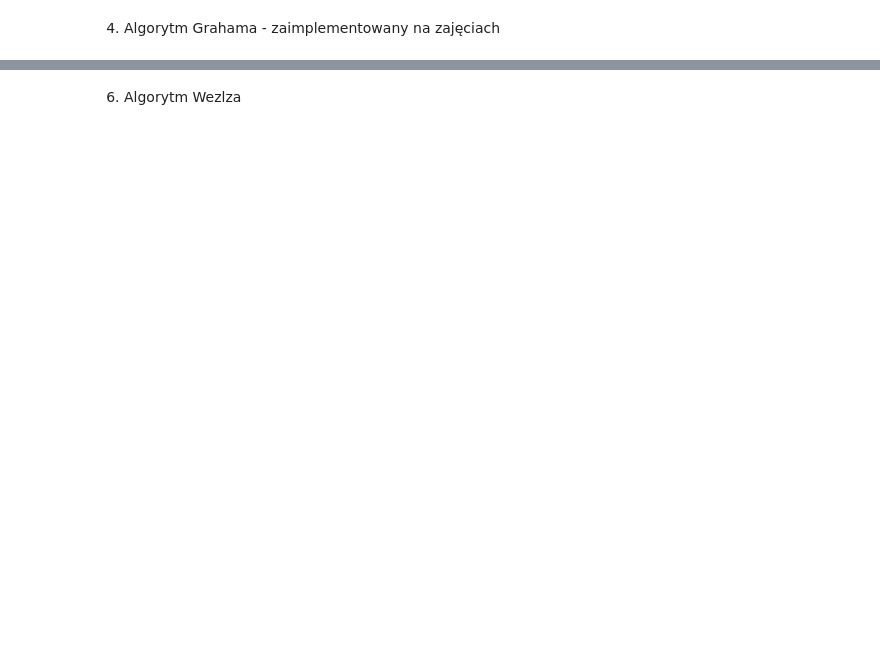
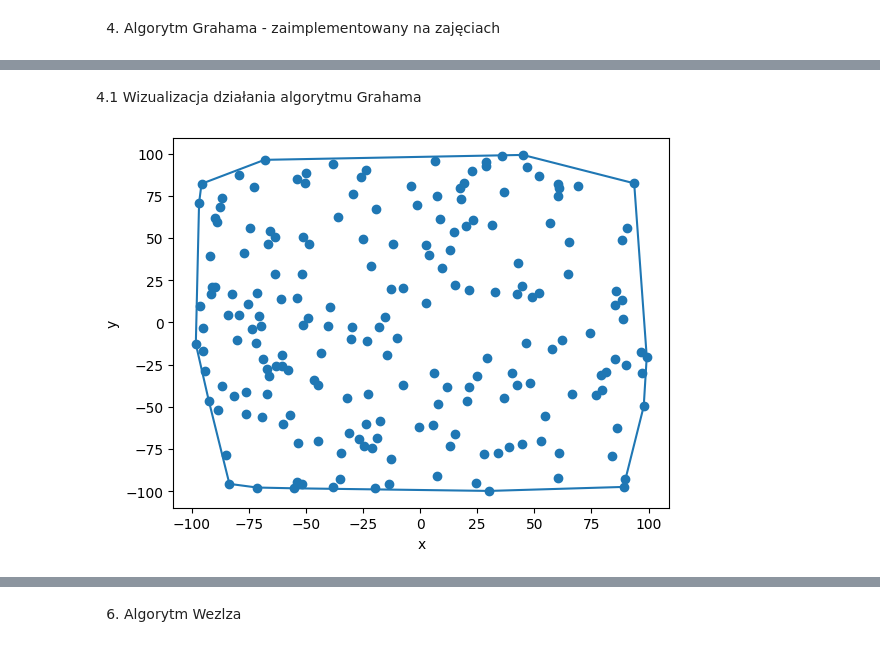
Before and after one commit to JakubFr4czek/Projekt-Algorytmy-Geometryczne, a Jupyter notebook: projekt.ipynb, the cells around one changed output, grey strips where cells are left out. Cells and saved outputs as stored; diff of their text form; code cells hidden in the pictures; blank space fills up the shorter version.

```diff
--- a/projekt.ipynb
+++ b/projekt.ipynb
@@ -276,4 +320,4 @@ def graham_algorithm(X):
 
     return graham_points_a
 # %%
-convex_hull_points = graham_algorithm(points_a)
+hull_points_a = graham_algorithm(points_a)
@@ -309,0 +330,17 @@ rotatingCalipers(convex_hull_points)
+# %% [markdown]
+4.1 Wizualizacja działania algorytmu Grahama
+# %%
+def show_convex_hull(points, hull_points):
+
+    vis = Visualizer()
+    vis.add_point(points)
+
+    for i in range(1, len(hull_points)):
+        vis.add_line_segment( (hull_points[i - 1], hull_points[i]) )
+    vis.add_line_segment( (hull_points[-1], hull_points[0]) )
+
+    vis.show()
+# %%
+show_convex_hull(points_a, hull_points_a)
+# %% [output]
+[figure, added]
```
Also changed, not shown: parts of 32 cells of this notebook, 4 other files.
